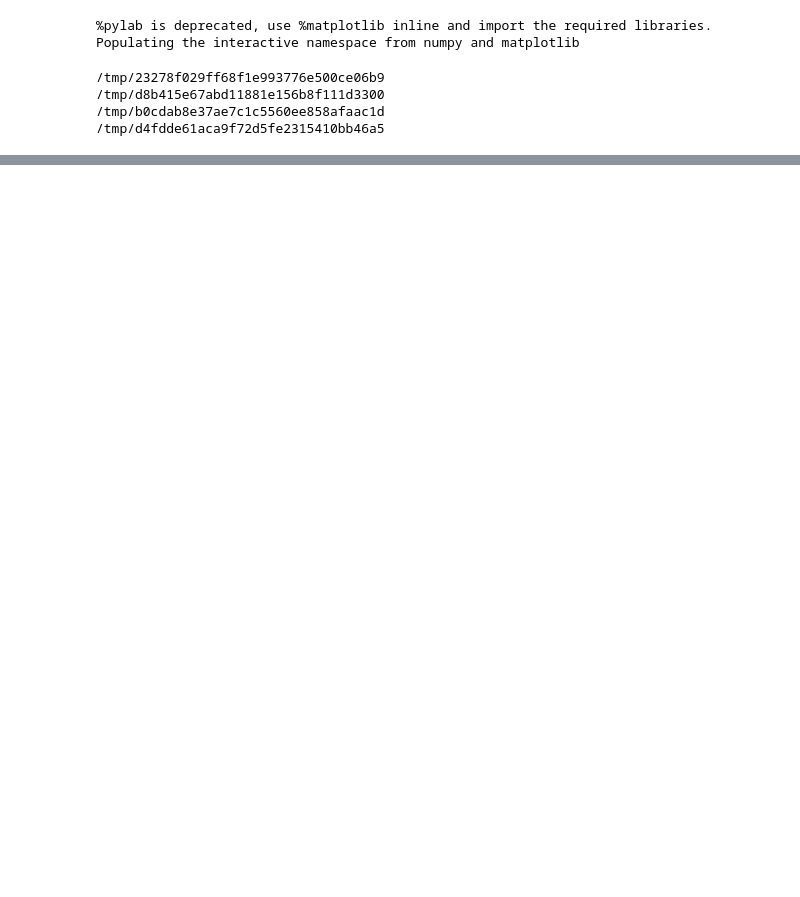
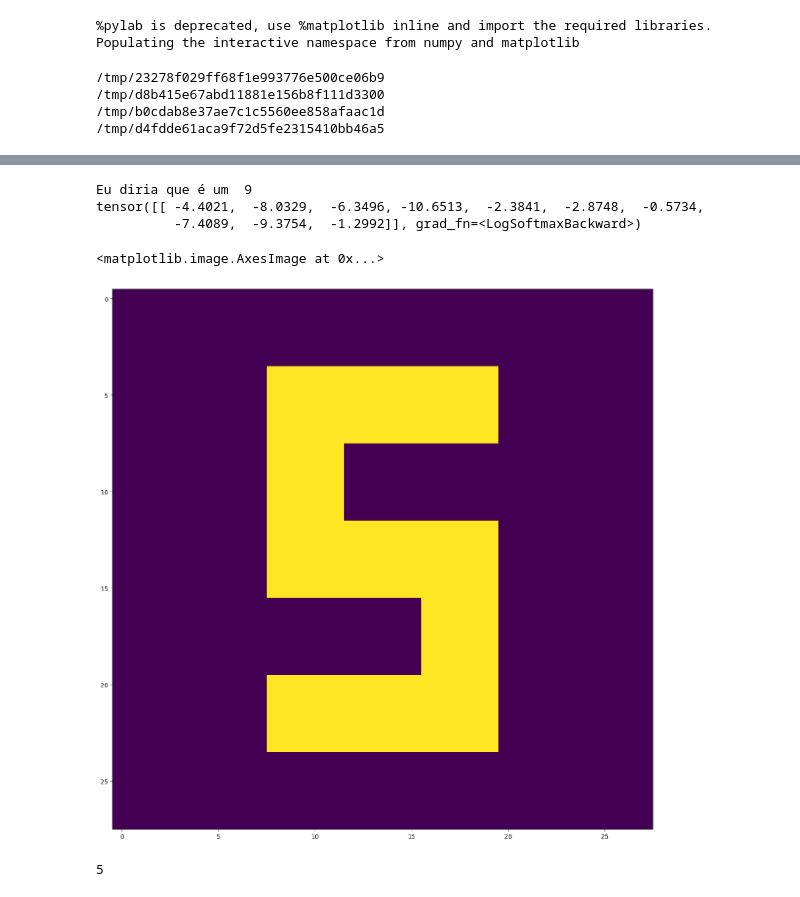
Before and after one commit to leosmaia21/mnisFromScratch, a Jupyter notebook: mnistFromScratch.ipynb, the cells around one changed output, grey strips where cells are left out. Saved outputs shown, nothing was run; the diff lists cells and outputs as text; code cells hidden in the pictures; blank space fills up the shorter version.

```diff
--- a/mnistFromScratch.ipynb
+++ b/mnistFromScratch.ipynb
@@ -165,0 +214,35 @@ dl1, dl2 = forward_backward(X_test[samp].reshape((-1, 28*28)), Y_test[samp])
+# %%
+# what is it?
+x = gray.reshape(1, -1).dot(l1)
+x = np.maximum(x, 0)
+x = x.dot(l2)
+print("Eu diria que é um ", np.argmax(x))
+
+#agora com torch
+pred = model(torch.tensor(gray.reshape((-1, 28*28))).float())
+print(pred)
+# %% [output]
+Eu diria que é um  9
+tensor([[ -4.4021,  -8.0329,  -6.3496, -10.6513,  -2.3841,  -2.8748,  -0.5734,
+          -7.4089,  -9.3754,  -1.2992]], grad_fn=<LogSoftmaxBackward>)
+# %%
+m = [[0,0,0,0,0,0,0],
+     [0,0,1,1,1,0,0],
+     [0,0,1,0,0,0,0],
+     [0,0,1,1,1,0,0],
+     [0,0,0,0,1,0,0],
+     [0,0,1,1,1,0,0],
+     [0,0,0,0,0,0,0]]
+# upscale to 28x28
+m = np.concatenate([np.concatenate([[x]*4 for x in y]*4) for y in m])
+imshow(m.reshape(28,28))
+# %% [output]
+<matplotlib.image.AxesImage at 0x...>
+[figure, added]
+# %%
+x = m.reshape(1, -1).dot(l1)
+x = np.maximum(x, 0)
+x = x.dot(l2)
+np.argmax(x)
+# %% [output]
+5
```
Also changed, not shown: parts of 6 cells of this notebook, 2 other files.
